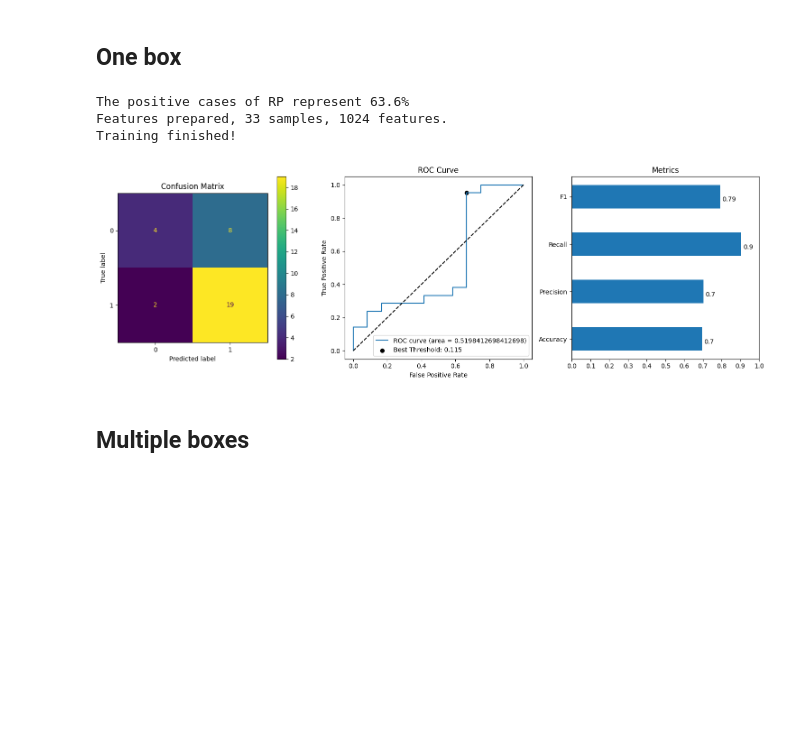
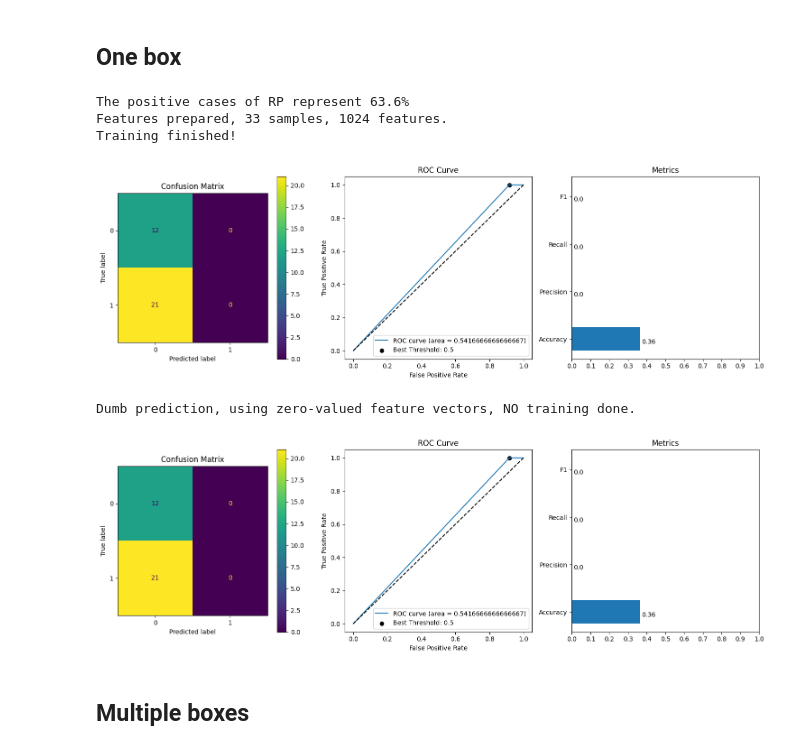
Before and after one commit to Likalto4/Added_value_feature_uncertainty, a Jupyter notebook: deep/machine_learning/trainig_pipeline.ipynb, the cells around one changed output. Cells and saved outputs as stored; diff of their text form; code cells hidden in the pictures; blank space fills up the shorter version.

```diff
--- a/deep/machine_learning/trainig_pipeline.ipynb
+++ b/deep/machine_learning/trainig_pipeline.ipynb
@@ -158,9 +161,9 @@ class predictor_machine():
         self.synthetic_units = 1
         self.X_test_augmented = None
 
-    def set_classifier(self, pred:sklearn.base.BaseEstimator, parameters:dict):
+    def set_classifier(self, pred:sklearn.base.BaseEstimator, parameters:dict, verbose:int=0):
         # grid search, the best model is selected based on the roc_auc score
-        self.clf = GridSearchCV(pred, parameters, cv=3, scoring='roc_auc', verbose=0, n_jobs=6)
+        self.clf = GridSearchCV(pred, parameters, cv=3, scoring='roc_auc', verbose=verbose, n_jobs=6)
 
     def prepare_features(self, features:pd.DataFrame, show_info=True, scale_together=False):
         """with the defined scaler, scale feature and return as a dataframe
@@ -365,24 +368,36 @@ class predictor_machine():
 # %%
 # Input data
 receptor = 'RP'
 features = pd.read_csv(repo_path / 'data/deep/features/features_1024/L_2_features.csv', index_col=0)
 
 # prepare for the machine
 predictor = predictor_machine()
 predictor.set_receptor(receptor, show_distribution=True)
 
 pred = LogisticRegression(class_weight='balanced')
-parameters = {'penalty':['l2'], 'C':[0.01, 0.1, 1, 10], 'solver':['liblinear', 'lbfgs']}
-predictor.set_classifier(pred, parameters)
+parameters = {'penalty':['l1'], 'C':[0.001, 0.01, 0.1, 1, 10], 'solver':['liblinear']}
+# pred = SVC(probability=True, class_weight='balanced')
+# parameters = {'kernel':('linear', 'rbf'), 'C':[0.01, 0.1, 1, 10], 'gamma':[0.01, 0.1, 1]}
+# random forest
+# pred = RandomForestClassifier(class_weight='balanced')
+# parameters = {'n_estimators':[10, 100, 1000], 'max_depth':[None, 10, 100], 'max_features':[None, 10, 100]}
+# ada boost
+# pred = AdaBoostClassifier()
+# parameters = {'n_estimators':[10, 100, 1000], 'learning_rate':[0.01, 0.1, 1]}
+predictor.set_classifier(pred, parameters, verbose=0)
 
 predictor.prepare_features(features)
 predictor.train()
 predictor.compute_metrics(plot_metrics=True)
+predictor.dumb_inference()
+predictor.compute_metrics(plot_metrics=True)
 # %% [output]
 The positive cases of RP represent 63.6%
 Features prepared, 33 samples, 1024 features.
 Training finished!
-[figure, old version]
+[figure, new version]
+Dumb prediction, using zero-valued feature vectors, NO training done.
+[figure, added]
 # %% [markdown]
 ## Multiple boxes
 # %%
```
Also changed, not shown: parts of 1 cell of this notebook, 2 other files.
